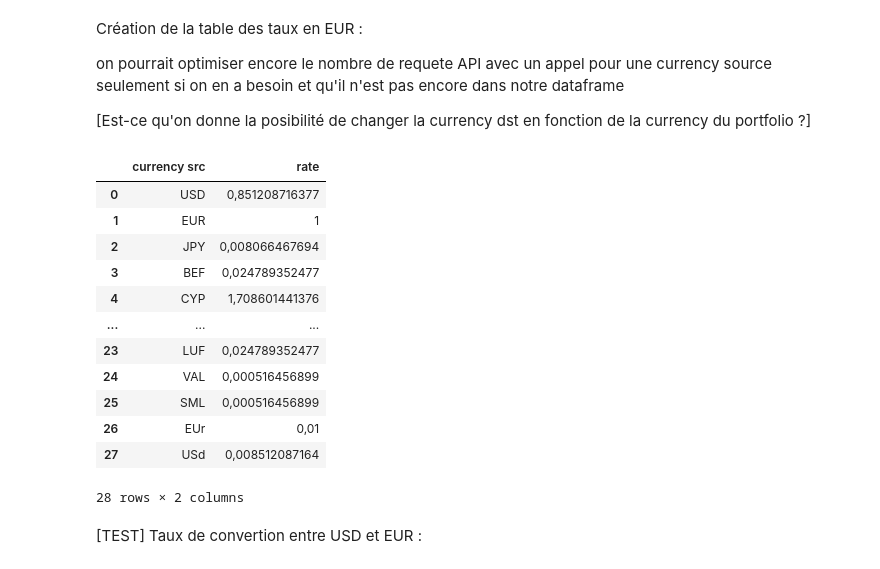
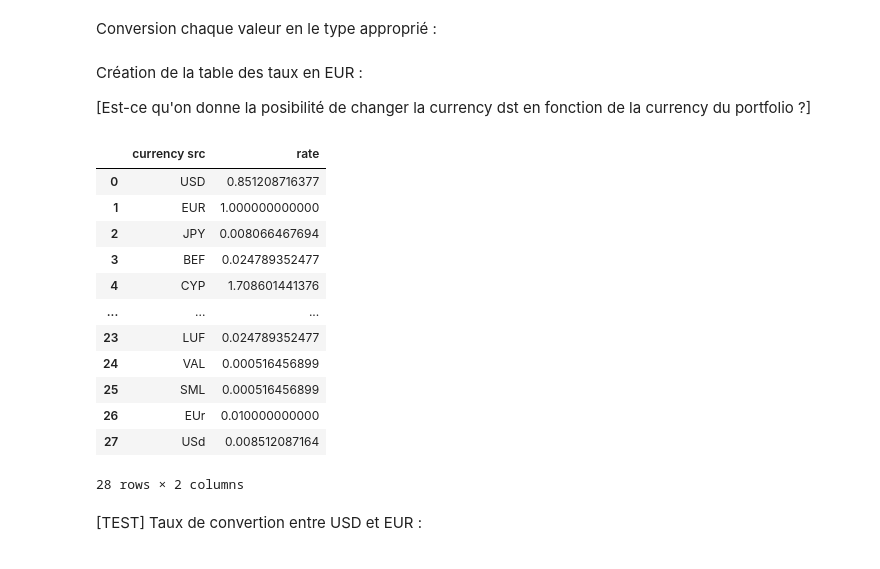
Before and after one commit to ArthurBiragnet/Dolphin, a Jupyter notebook: getAccessAPI.ipynb, the cells around one changed output. Cells and saved outputs as stored; diff of their text form; code cells hidden in the pictures.

```diff
--- a/getAccessAPI.ipynb
+++ b/getAccessAPI.ipynb
@@ -41,0 +35,2 @@ def df_normalize(data):
+# %% [markdown]
+Conversion chaque valeur en le type approprié :
@@ -42,37 +85,35 @@ def df_normalize(data):
 # %% [markdown]
 Création de la table des taux en EUR :
 
-on pourrait optimiser encore le nombre de requete API avec un appel pour une currency source seulement si on en a besoin et qu'il n'est pas encore dans notre dataframe
-
 [Est-ce qu'on donne la posibilité de changer la currency dst en fonction de la currency du portfolio ?]
 # %%
 def getCurrencyRate():
     d = []
     currency_json = json.loads(get_data('currency'))
     for currency in currency_json:
         currency_id = currency.get('id')
         rate = get_data('currency/rate/{}/to/EUR'.format(currency_id))
         if len(rate) == 0:
             continue
         rate_value = json.loads(rate)['rate']['value']
-        d.append([currency_id, rate_value])
+        d.append([currency_id, convert_float(rate_value)])
     return pd.DataFrame(d, columns=['currency src', 'rate'])
 
 df_currency_rate = getCurrencyRate()
 df_currency_rate
 # %% [output]
 |  | currency src | rate |
-| 0 | USD | 0,851208716377 |
-| 1 | EUR | 1 |
-| 2 | JPY | 0,008066467694 |
-| 3 | BEF | 0,024789352477 |
-| 4 | CYP | 1,708601441376 |
+| 0 | USD | 0.851208716377 |
+| 1 | EUR | 1.000000000000 |
+| 2 | JPY | 0.008066467694 |
+| 3 | BEF | 0.024789352477 |
+| 4 | CYP | 1.708601441376 |
 | ... | ... | ... |
-| 23 | LUF | 0,024789352477 |
-| 24 | VAL | 0,000516456899 |
-| 25 | SML | 0,000516456899 |
-| 26 | EUr | 0,01 |
-| 27 | USd | 0,008512087164 |
+| 23 | LUF | 0.024789352477 |
+| 24 | VAL | 0.000516456899 |
+| 25 | SML | 0.000516456899 |
+| 26 | EUr | 0.010000000000 |
+| 27 | USd | 0.008512087164 |
 28 rows × 2 columns
 # %% [markdown]
 [TEST] Taux de convertion entre USD et EUR :
```
Also changed, not shown: parts of 22 cells of this notebook.
